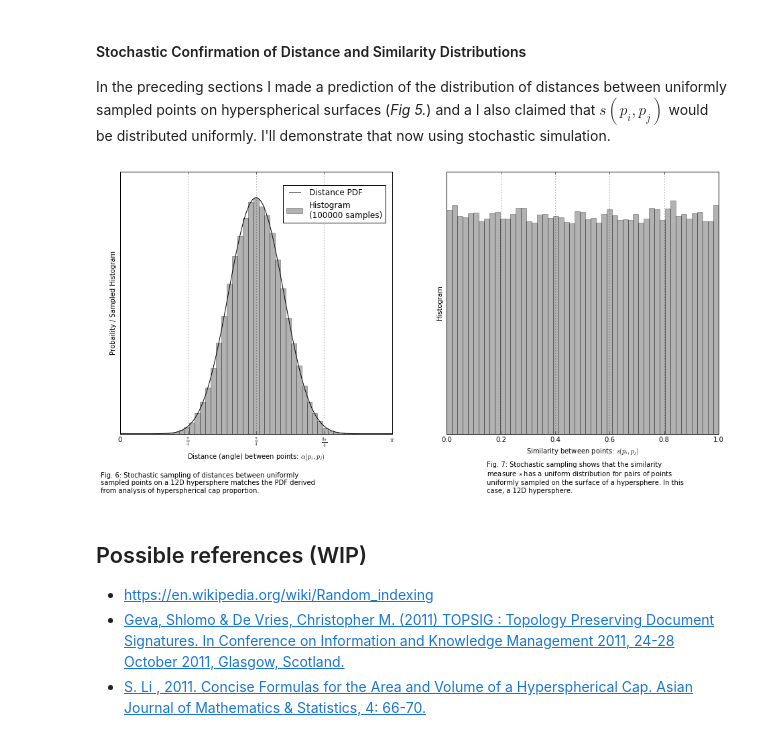
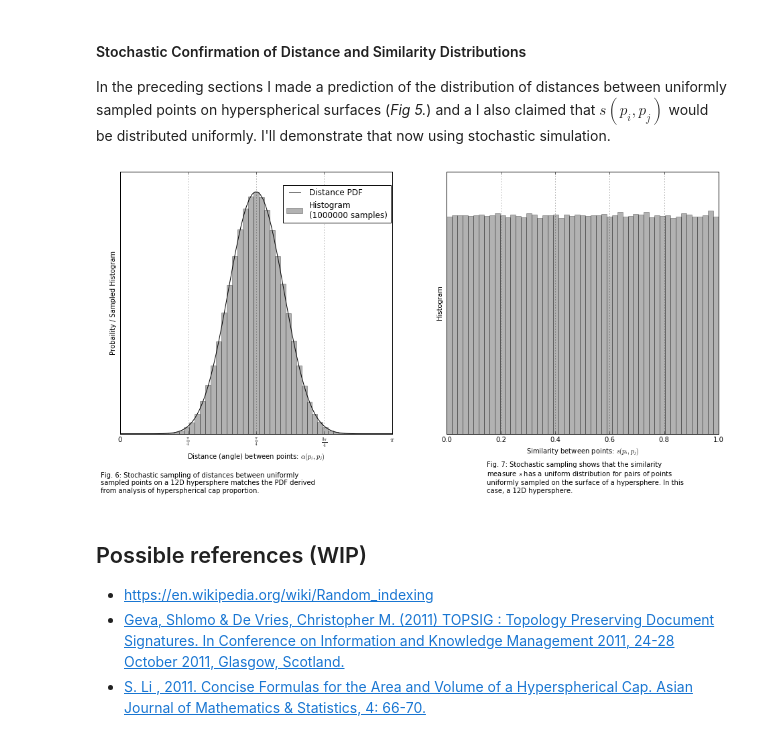
Before and after one commit to sagland/vecassoc, a Jupyter notebook: notebooks/Vector Association.ipynb, the cells around one changed output. Saved outputs shown, nothing was run; the diff lists cells and outputs as text; code cells hidden in the pictures.

Commit message:
Cache similarity calculations. Caculate distance PDF analytically rather than numerically.

```diff
--- a/notebooks/Vector Association.ipynb
+++ b/notebooks/Vector Association.ipynb
@@ -179,22 +177,3 @@ plt.show()
 $$A_n^{cap}(r, \theta) = \frac{1}{2} A_n(r) I_{\sin^2\theta}(\frac{n-1}{2},\frac{1}{2})$$
 
 Here, $r$ is the hypersphere radius, which for our purposes is $1$. $A_n$ is the area of a hypersphere in $\mathbb{R}_n$, which we can factor out since we need only compute the proportion of the cap's area relative to the total area. $I$ is the *regularized incomplete beta function*.
-# %%
-def hyperspherical_cap_proportion(angle, dim):
-    '''
-    Calculates the proportion of the surface of a hypersphere covered
-    by a 'hyperspherical cap' spanned by a certain angle.
-    angle: in radians (float)
-    dim: dimensions of the space, i.e., 3 for a 2-sphere
-    From:
-    S. Li , 2011. Concise Formulas for the Area and Volume of a
-    Hyperspherical Cap. Asian Journal of Mathematics & Statistics, 4: 66-70.'''
-    assert(0 <= angle <= pi)
-    bigcap = angle > pi / 2
-    if bigcap: # Measure the smaller cap and subtract it
-        angle = pi - angle
-    result = float(0.5 * betainc((dim - 1) * 0.5, 0.5, x1=0,
-                                 x2=sin(angle)**2, regularized=True))
-    if bigcap:
-        result = 1 - result
-    return result
@@ -293,28 +314,30 @@ def hs_angle(p1, p2):
 
 hs_distance = hs_angle
 
+HS_CAPP_CACHE_SIZE = 4096
+HS_CAPP_CACHE_INDEX = np.linspace(0, np.pi, HS_CAPP_CACHE_SIZE)
+_hs_capp_cache = {}
 def hs_capp(p1, p2):
     '''Returns the hyperspherical cap proportional area given an
-    angle.'''
+    angle. For performance, uses a cached look-up table for each
+    n on demand.'''
     n = p1.shape[-1]
     angles = hs_angle(p1, p2)
-    return np.vectorize(lambda a: hyperspherical_cap_proportion(a, n))(angles)
+    global _hs_capp_cache
+    if n in _hs_capp_cache:
+        lut = _hs_capp_cache[n]
+    else:
+        lut = hyperspherical_cap_proportion(HS_CAPP_CACHE_INDEX, n)
+        _hs_capp_cache[n] = lut
+    return np.interp(angles, HS_CAPP_CACHE_INDEX, lut)
 
 def hs_similarity(p1, p2):
     '''Returns the similarity between two (sets of) hypersphere points.'''
     return 1 - hs_capp(p1, p2)
-
-
-ps = hs_sample(10000, 12)
-qs = hs_sample(10000, 12)
-y, x = np.histogram(hs_distance(ps, qs), 50, (0, np.pi))
-plt.bar((x[1:]+x[:-1])/2, y, width=np.pi/50)
-plt.xlim((0, np.pi))
-plt.show()
 # %%
 # Generate two lists of 12D vectors, and measure their
 # pairwise distances and similarities.
-NSAMPLES = 100000
+NSAMPLES = 1000000
 NBUCKETS = 51
 ps = hs_sample(NSAMPLES, 12)
 qs = hs_sample(NSAMPLES, 12)
@@ -327,41 +350,41 @@ ax1 = fig.add_subplot(121)
 
 ax1.plot(a, pdf12, color='k', linestyle='-', label='Distance PDF')
 ax1.bar(dists[:-1],
-        d_tallies / float(NSAMPLES / NBUCKETS),
+        d_tallies / (np.pi * float(NSAMPLES / NBUCKETS)),
         color='k', alpha=0.3, width=np.pi / NBUCKETS,
         label="Histogram\n(%d samples)" % NSAMPLES)
 ax1.grid()
 ax1.set_xticks([0, np.pi/4, np.pi/2, 3*np.pi/4, np.pi])
 ax1.set_xticklabels(['0', '$\\frac{\\pi}{4}$','$\\frac{\\pi}{4}$','$\\frac{3\\pi}{4}$','$\\pi$'])
 ax1.set_xlim((0, np.pi))
 ax1.set_xlabel('Distance (angle) between points: $\\alpha(p_i,p_j)$')
 ax1.set_yticks([])
 ax1.tick_params(axis='y', which='both', left='off', labelleft='off')
 ax1.set_ylabel('Probaility / Sampled Histogram')
 fig.text(0.1,-0.05, 'Fig. 6: Stochastic sampling of distances between uniformly\n'
                     'sampled points on a 12D hypersphere matches the PDF derived\n'
                     'from analysis of hyperspherical cap proportion.')
 plt.legend(bbox_to_anchor=(0.6, 0.95), loc=2, borderaxespad=0.0)
 
 ax2 = fig.add_subplot(122)
 ax2.bar(sims[:-1],
         s_tallies / float(NSAMPLES / NBUCKETS),
         color='k', alpha=0.3, width=1.0 / NBUCKETS,
         label="Similarity Histogram\n(%d samples)" % NSAMPLES)
 plt.grid()
 ax2.set_xlim((0, 1))
 ax2.set_yticks([])
 ax2.set_xlabel('Similarity between points: $s(p_i,p_j)$')
 ax2.tick_params(axis='y', which='both', left='off', labelleft='off')
 ax2.set_ylabel('Histogram')
 fig.text(0.6,-0.05, 'Fig. 7: Stochastic sampling shows that the similarity\n'
                     'measure $s$ has a uniform distribution for pairs of points\n'
                     'uniformly sampled on the surface of a hypersphere. In this\n'
                     'case, a 12D hypersphere.')
 
 plt.show()
 # %% [output]
-[figure, old version]
+[figure, new version]
 # %% [markdown]
 ## Possible references (WIP)
 
```
Also changed, not shown: parts of 4 cells of this notebook, 1 other file.
